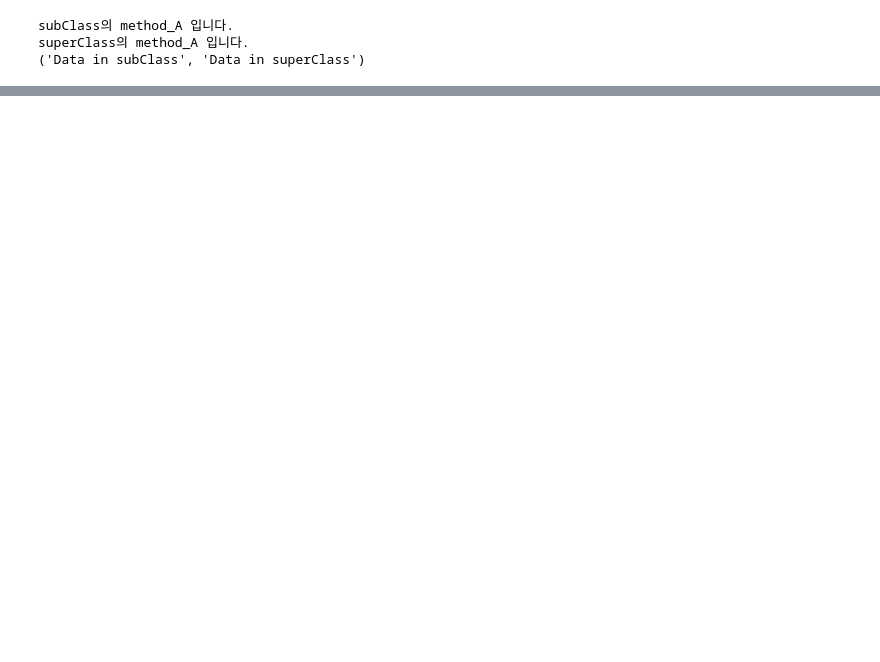
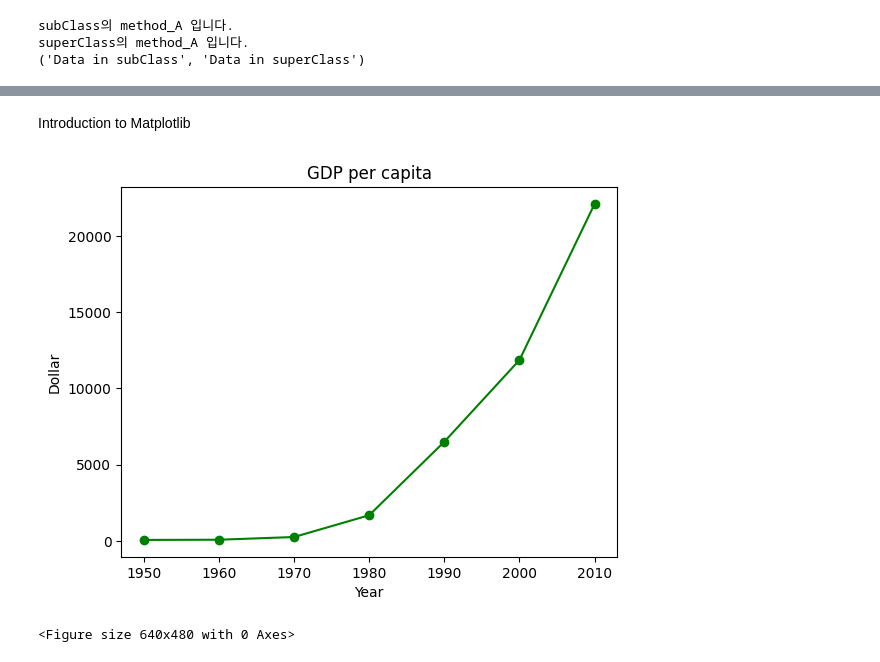
Before and after one commit to yeong3223/DSC2001, a Jupyter notebook: 데사프도움닫기.ipynb, the cells around one changed output, grey strips where cells are left out. Saved outputs shown, nothing was run; the diff lists cells and outputs as text; code cells hidden in the pictures; blank space fills up the shorter version.

```diff
--- a/데사프도움닫기.ipynb
+++ b/데사프도움닫기.ipynb
@@ -1584,0 +2162,25 @@ dog1.talk
+# %% [markdown]
+Introduction to Matplotlib
+# %%
+# 예시 1
+
+import matplotlib.pyplot as plt
+
+# data
+years = [1950, 1960, 1970, 1980, 1990, 2000, 2010]
+gdp = [67.0, 80.0, 257.0, 1686.0, 6505, 11865.3, 22105.3]
+
+# configuration
+plt.plot(years, gdp, color='green', marker='o', linestyle='solid')
+plt.title("GDP per capita")
+plt.xlabel("Year")
+plt.ylabel("Dollar")
+
+# visualize
+plt.show()
+
+# save to file
+plt.savefig("gdp.png", dpi=600)
+# %% [output]
+[figure, added]
+<Figure size 640x480 with 0 Axes>
```
Also changed, not shown: parts of 114 cells of this notebook.
